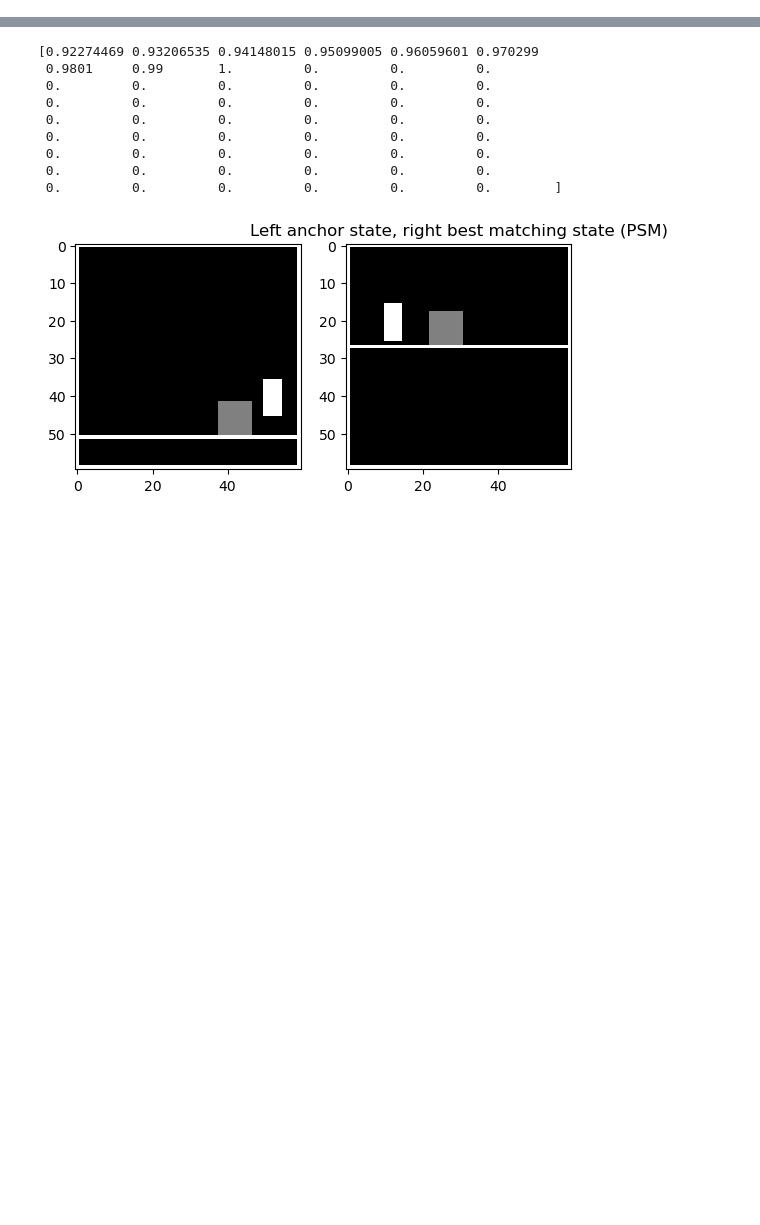
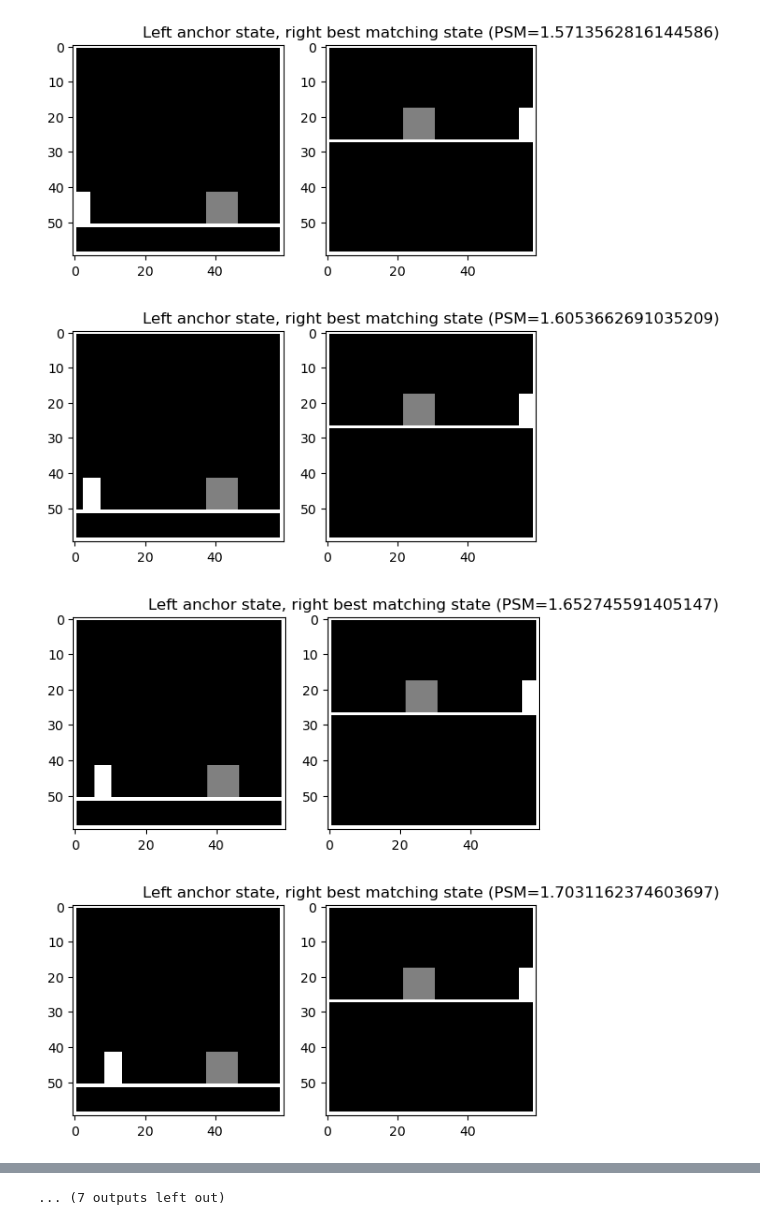
Before and after one commit to manusimidt/jku_master_thesis, a Jupyter notebook: psm.ipynb, the cells around one changed output, grey strips where cells are left out. Saved outputs shown, nothing was run; the diff lists cells and outputs as text; code cells hidden in the pictures; blank space fills up the shorter version.

```diff
--- a/psm.ipynb
+++ b/psm.ipynb
@@ -67,0 +144,17 @@ print(psm([0,0,0,1,0], [0]))
+# %%
+# calculate PSM for specific states x and y
+def psm_single(x_arr, y_arr, x_idx, y_idx, gamma=0.99):
+    """
+    Calculates the psm for the enire sequence (starting at the first element)
+    """
+    tv = 0. if x_arr[x_idx] == y_arr[y_idx] else 1.
+    if(x_idx == len(x_arr)-1 and y_idx == len(y_arr)-1):
+        return tv
+    else:
+        return tv + gamma * psm_single(x_arr,y_arr, min(x_idx+1, len(x_arr)-1), min(y_idx+1, len(y_arr)-1), gamma)
+
+
+for i in range(0,5):
+    for j in range(0,5):
+        print(f"{psm_single([0,0,0,1,0], [0,1,0,0,0], x_idx = i, y_idx=j):.6f}", end=', ')
+    print("")
@@ -68,12 +263,13 @@ print(psm([0,0,0,1,0], [0]))
 # %%
-compare_idx = 50
-# Given the state at index compare_idx, which state in Y is most similar?
+compare_idx = 20
+psm = psm2_tot(X_action, Y_action)
 
-psm_y = np.zeros(len(Y_action)-2)
-for i in range(len(Y_action)-2):
-    psm_y[i] = psm(X_action[compare_idx:], Y_action[i:])
-
-matching_idx = np.argmin(psm_y)
-print(psm_y)
-compare_imgs(X.transitions[compare_idx].state, Y.transitions[matching_idx+1].state, "Left anchor state, right best matching state (PSM)")
+for compare_idx in range(0, len(X_action)):
+    # Given the state at index compare_idx, which state in Y is most similar?
+    matching_idx = np.argmin(psm[compare_idx])
+    if compare_idx % 3 == 0: compare_imgs(X.transitions[compare_idx].state, Y.transitions[matching_idx].state, f"Left anchor state, right best matching state (PSM={psm[compare_idx][matching_idx]})")
 # %% [output]
+[figure, new version]
+[figure, added]
+[figure, added]
+[figure, added]
@@ -80,10 +284 @@ compare_imgs(X.transitions[compare_idx].state, Y.transitions[matching_idx+1].sta
-[0.92274469 0.93206535 0.94148015 0.95099005 0.96059601 0.970299
- 0.9801     0.99       1.         0.         0.         0.
- 0.         0.         0.         0.         0.         0.
- 0.         0.         0.         0.         0.         0.
- 0.         0.         0.         0.         0.         0.
- 0.         0.         0.         0.         0.         0.
- 0.         0.         0.         0.         0.         0.
- 0.         0.         0.         0.         0.         0.
- 0.         0.         0.         0.         0.         0.        ]
+... (7 outputs left out)
-[figure, old version]
```
Also changed, not shown: parts of 16 cells of this notebook, 4 other files.
